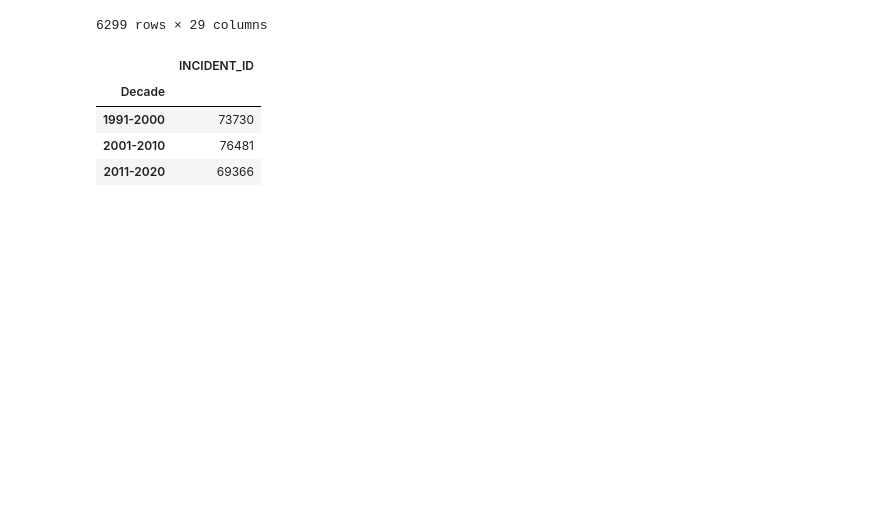
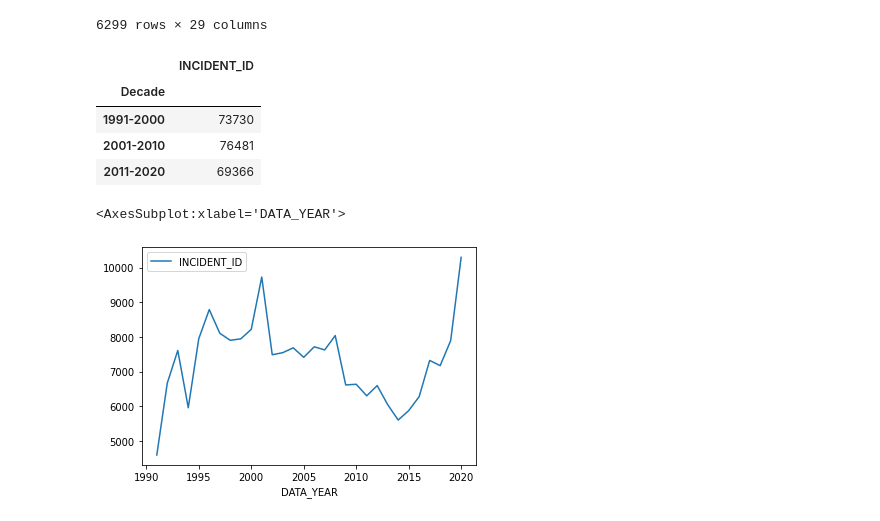
Before and after one commit to artolon/Exploratory_Analysis_Project, a Jupyter notebook: SM_FBI_CRIME_DATA.ipynb, the cells around one changed output. Saved outputs shown, nothing was run; the diff lists cells and outputs as text; code cells hidden in the pictures; blank space fills up the shorter version.

```diff
--- a/SM_FBI_CRIME_DATA.ipynb
+++ b/SM_FBI_CRIME_DATA.ipynb
@@ -160,3 +142,10 @@ hate_crime_df.groupby("Decade")[["INCIDENT_ID"]].count()
 | 1991-2000 | 73730 |
 | 2001-2010 | 76481 |
 | 2011-2020 | 69366 |
+# %%
+hate_crime_df_group_by_year = hate_crime_df.groupby("DATA_YEAR")[["INCIDENT_ID"]].count()
+# %%
+hate_crime_df_group_by_year.plot()
+# %% [output]
+<AxesSubplot:xlabel='DATA_YEAR'>
+[figure, added]
```
Also changed, not shown: parts of 8 cells of this notebook.
